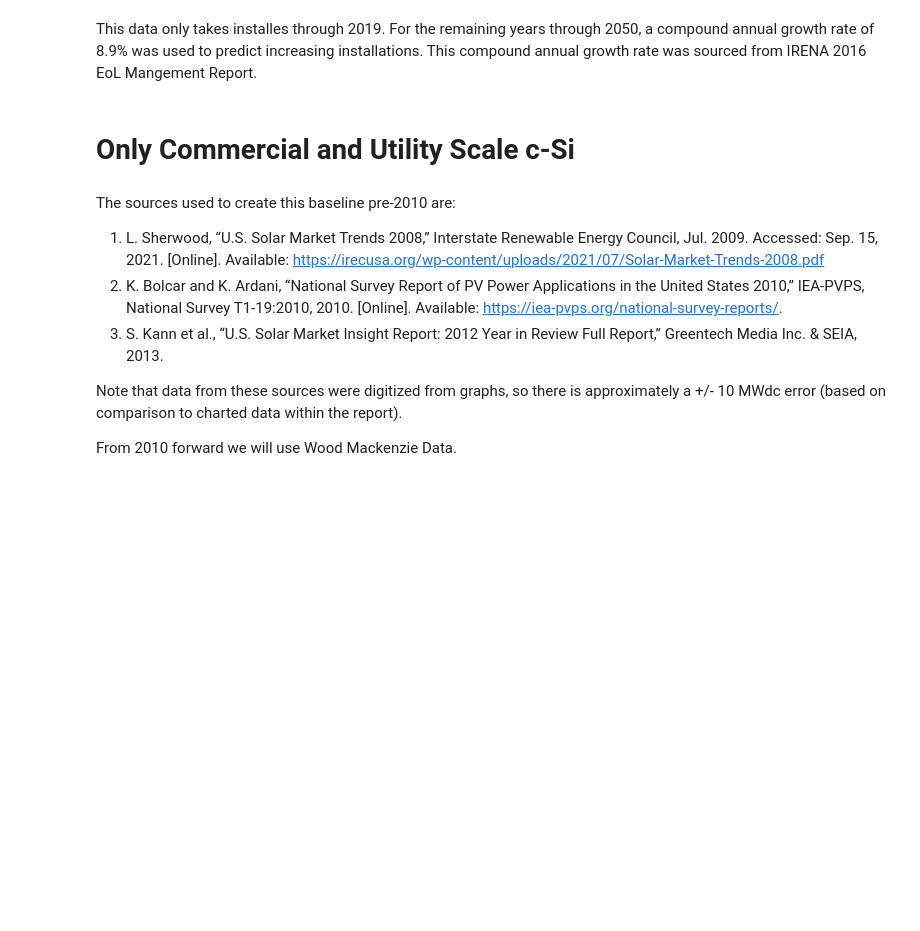
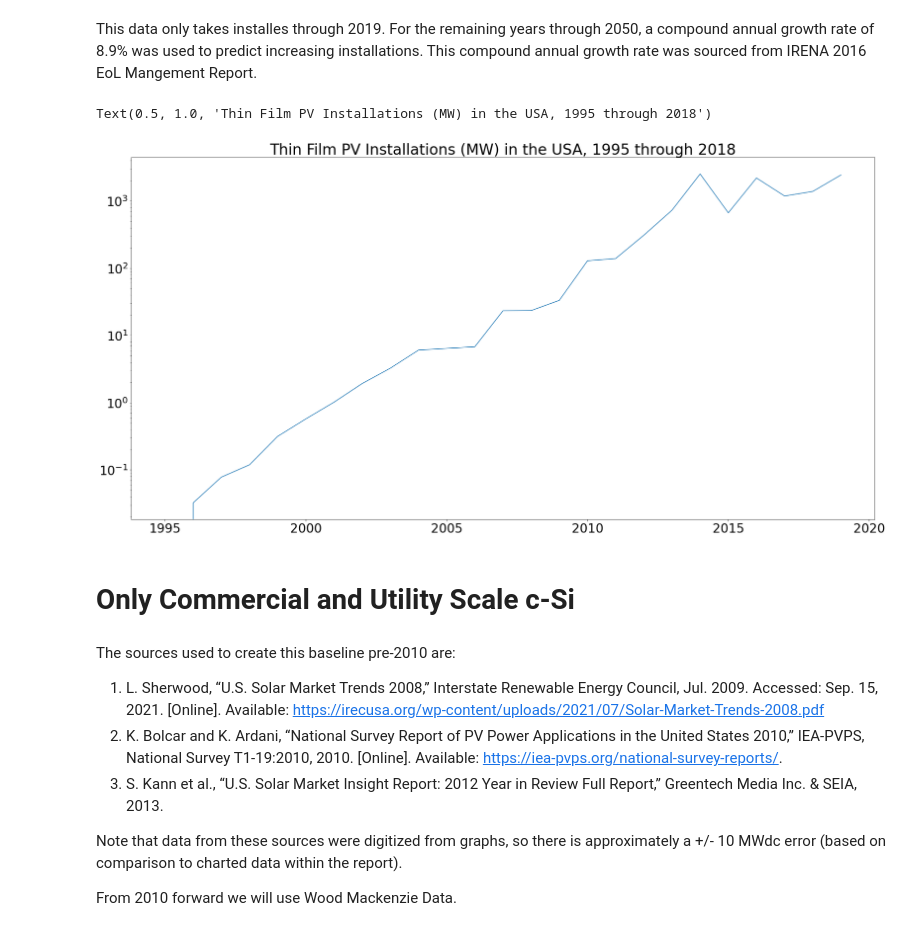
Before and after one commit to NREL/PV_ICE, a Jupyter notebook: docs/tutorials/baseline development documentation/(baseline development) PV Installations - USA.ipynb, the cells around one changed output. Saved outputs shown, nothing was run; the diff lists cells and outputs as text; code cells hidden in the pictures; blank space fills up the shorter version.

Commit message:
updating all input files index and TF deployment
a few exceptions, but extended all input indexes to 1995 to 2050. Also created a thin film installs for US.

```diff
--- a/docs/tutorials/baseline development documentation/(baseline development) PV Installations - USA.ipynb
+++ b/docs/tutorials/baseline development documentation/(baseline development) PV Installations - USA.ipynb
@@ -154,3 +153,13 @@ plt.legend()
 us_si_installs.to_csv(cwd+'/../../../PV_ICE/baselines/SupportingMaterial/output_USA_SiPV_installs.csv', index=True)
 # %% [markdown]
 This data only takes installes through 2019. For the remaining years through 2050, a compound annual growth rate of 8.9% was used to predict increasing installations. This compound annual growth rate was sourced from IRENA 2016 EoL Mangement Report.
+# %%
+us_si_installed = pd.DataFrame(us_si_installs, columns=['installed_pv_MW'])
+us_tf_installed = installs-us_si_installed
+# %%
+plt.plot(us_tf_installed)
+plt.yscale('log')
+plt.title('Thin Film PV Installations (MW) in the USA, 1995 through 2018')
+# %% [output]
+Text(0.5, 1.0, 'Thin Film PV Installations (MW) in the USA, 1995 through 2018')
+[figure, added]
```
Also changed, not shown: parts of 5 cells of this notebook, 24 other files.
